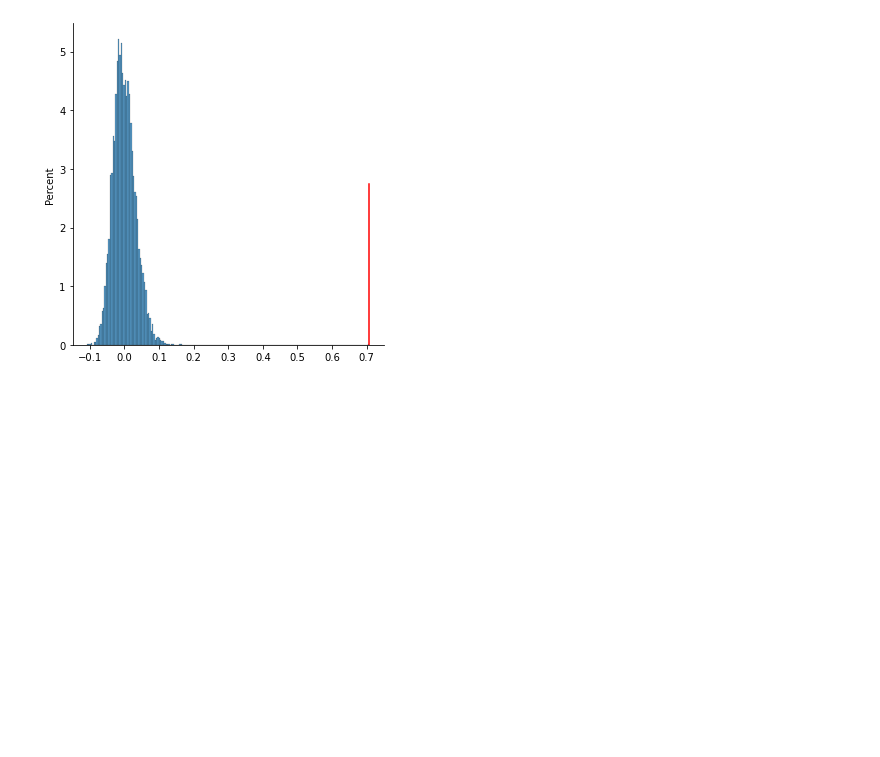
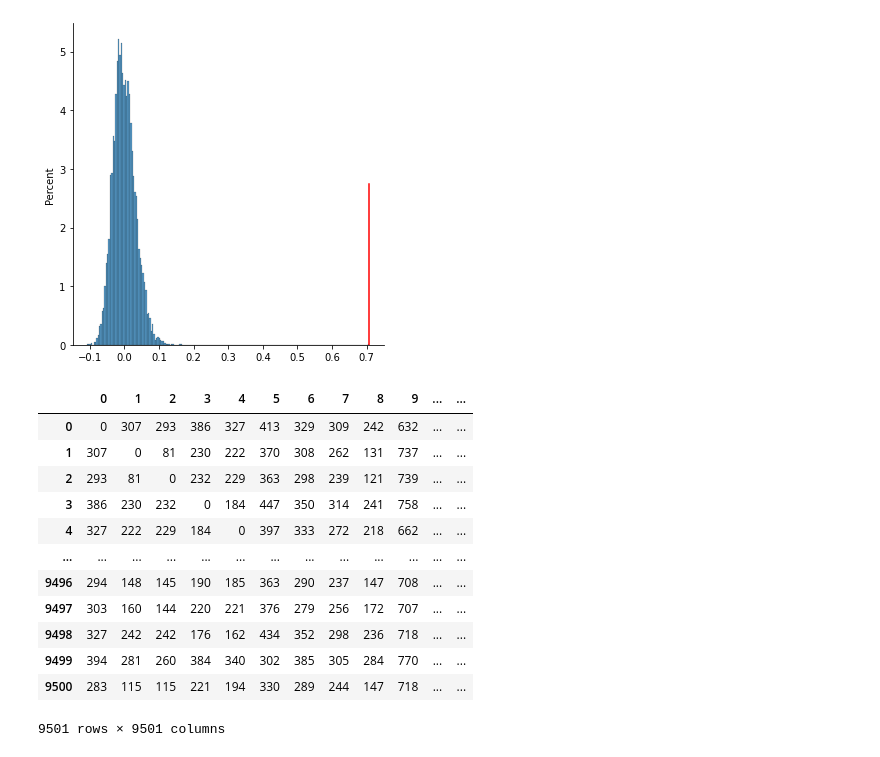
Before and after one commit to dmkant/projet-statistique-2022, a Jupyter notebook: doc_embedding/compare_distance_emb.ipynb, the cells around one changed output. Saved outputs shown, nothing was run; the diff lists cells and outputs as text; code cells hidden in the pictures; blank space fills up the shorter version.

```diff
--- a/doc_embedding/compare_distance_emb.ipynb
+++ b/doc_embedding/compare_distance_emb.ipynb
@@ -138,3 +138,19 @@ loop time 2.3146471977233887
 denominateur time 0.0061533451080322266
 Coefficient: 0.7084662792820879 -- pvalue empirique : 0.0001
 [figure]
+# %%
+mat_distance_wmd
+# %% [output]
+|  | 0 | 1 | 2 | 3 | 4 | 5 | 6 | 7 | 8 | 9 | ... | ... |
+| 0 | 0 | 307 | 293 | 386 | 327 | 413 | 329 | 309 | 242 | 632 | ... | ... |
+| 1 | 307 | 0 | 81 | 230 | 222 | 370 | 308 | 262 | 131 | 737 | ... | ... |
+| 2 | 293 | 81 | 0 | 232 | 229 | 363 | 298 | 239 | 121 | 739 | ... | ... |
+| 3 | 386 | 230 | 232 | 0 | 184 | 447 | 350 | 314 | 241 | 758 | ... | ... |
+| 4 | 327 | 222 | 229 | 184 | 0 | 397 | 333 | 272 | 218 | 662 | ... | ... |
+| ... | ... | ... | ... | ... | ... | ... | ... | ... | ... | ... | ... | ... |
+| 9496 | 294 | 148 | 145 | 190 | 185 | 363 | 290 | 237 | 147 | 708 | ... | ... |
+| 9497 | 303 | 160 | 144 | 220 | 221 | 376 | 279 | 256 | 172 | 707 | ... | ... |
+| 9498 | 327 | 242 | 242 | 176 | 162 | 434 | 352 | 298 | 236 | 718 | ... | ... |
+| 9499 | 394 | 281 | 260 | 384 | 340 | 302 | 385 | 305 | 284 | 770 | ... | ... |
+| 9500 | 283 | 115 | 115 | 221 | 194 | 330 | 289 | 244 | 147 | 718 | ... | ... |
+9501 rows × 9501 columns
```
Also changed, not shown: parts of 6 cells of this notebook.
